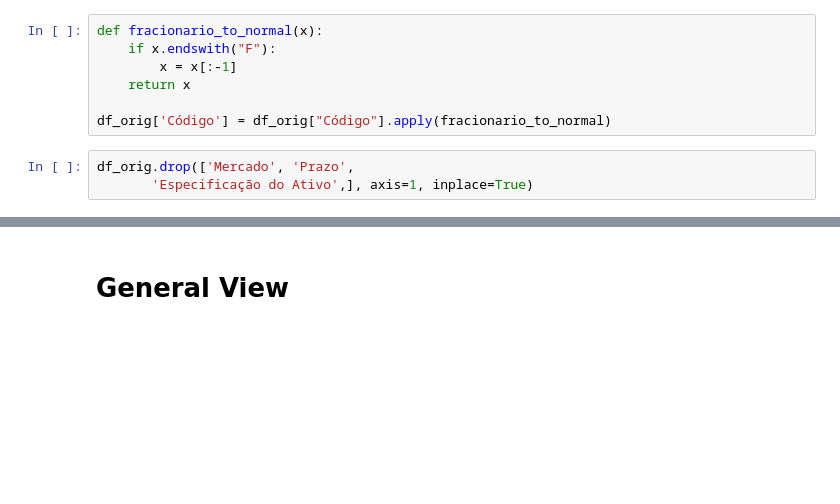
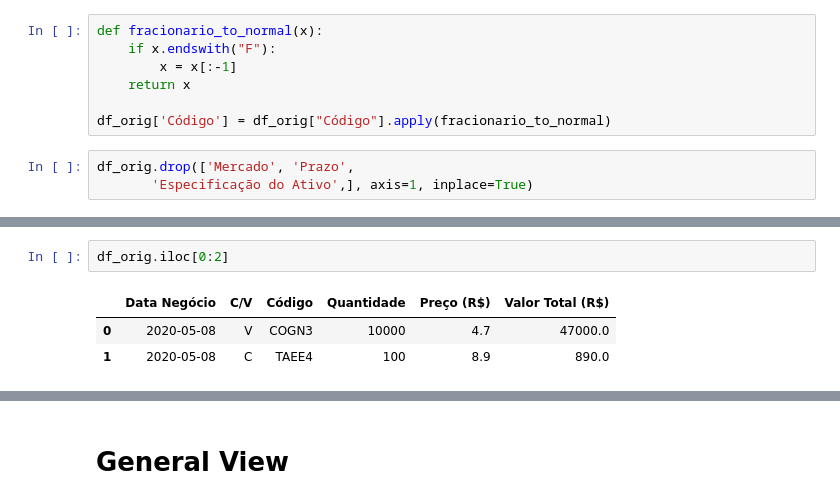
Before and after one commit to vnikoofard/ibovespa-imposto, a Jupyter notebook: ibovespa.ipynb, the cells around one changed output, grey strips where cells are left out. Drawn from its saved outputs; the diff is of its cells as text; blank space fills up the shorter version.

```diff
--- a/ibovespa.ipynb
+++ b/ibovespa.ipynb
@@ -78,0 +55,6 @@ def check_consistency(df):
+# %%
+df_orig.iloc[0:2]
+# %% [output]
+|  | Data Negócio | C/V | Código | Quantidade | Preço (R$) | Valor Total (R$) |
+| 0 | 2020-05-08 | V | COGN3 | 10000 | 4.7 | 47000.0 |
+| 1 | 2020-05-08 | C | TAEE4 | 100 | 8.9 | 890.0 |
```
Also changed, not shown: parts of 7 cells of this notebook, 1 other file.
